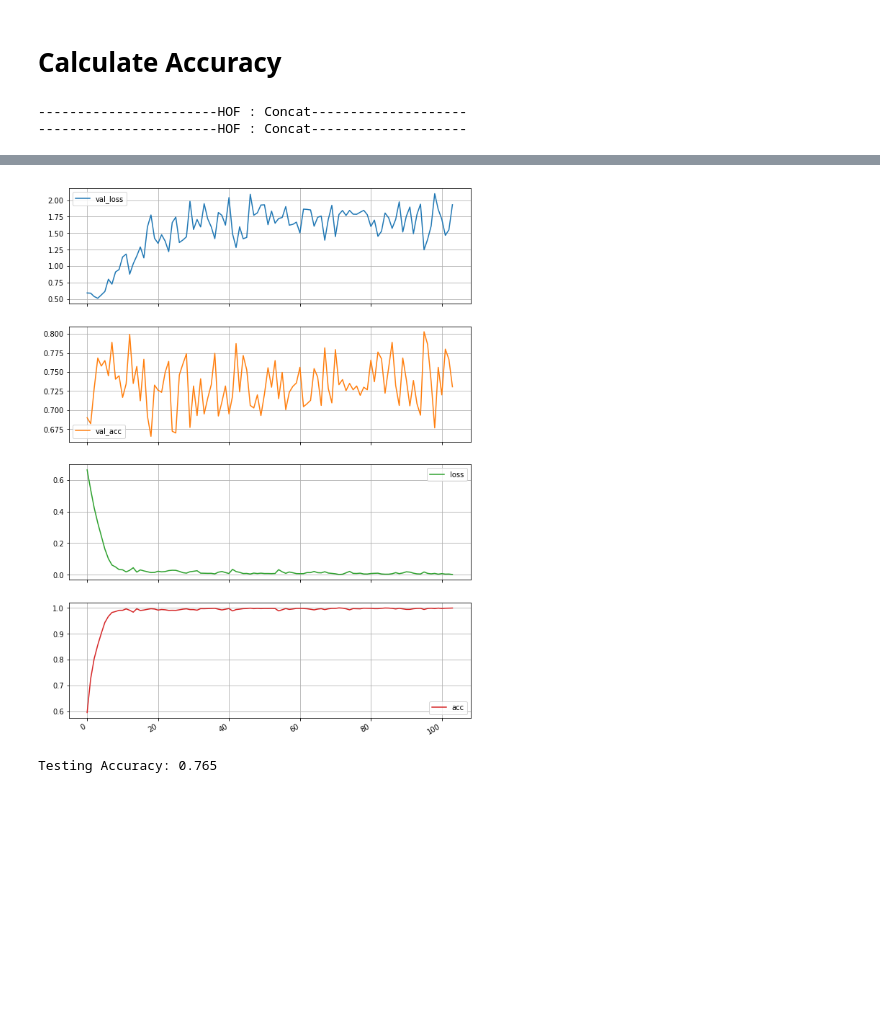
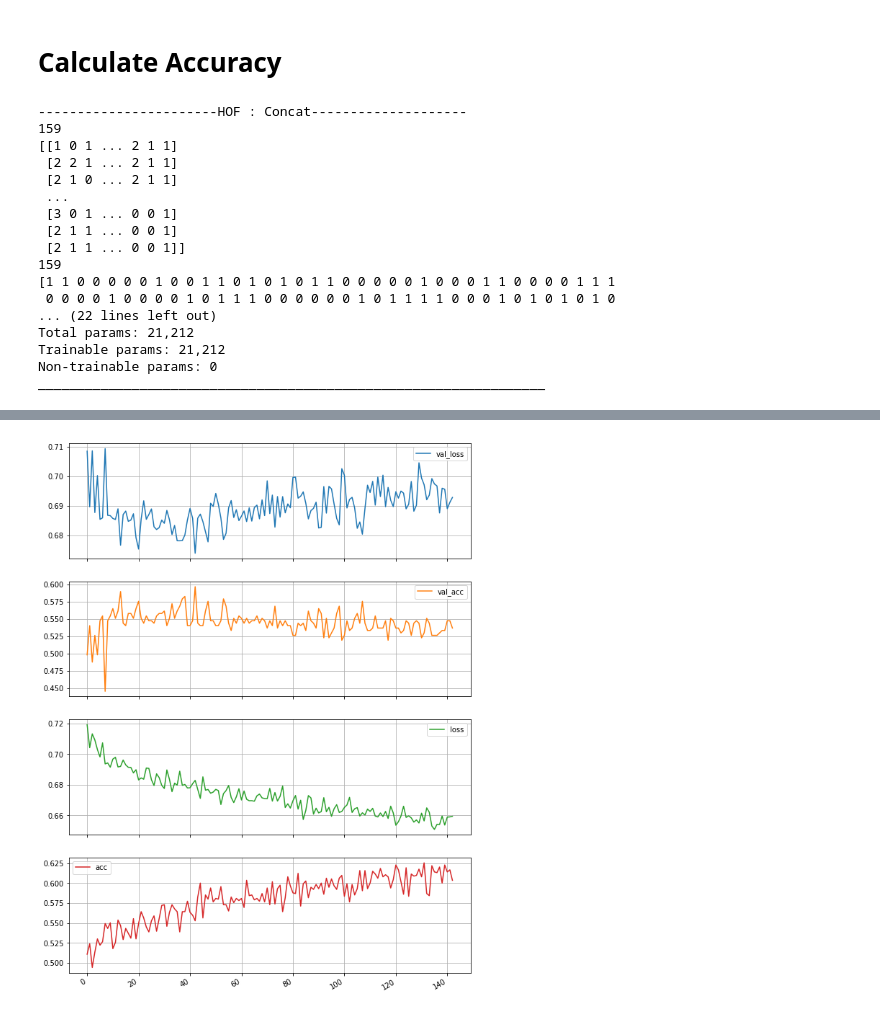
Before and after one commit to AtrayeeNag/Machine-Learning, a Jupyter notebook: CEDAR/neural-network.ipynb, the cells around one changed output, grey strips where cells are left out. Cells and saved outputs as stored; diff of their text form; code cells hidden in the pictures; blank space fills up the shorter version.

Commit message:
Changes in model for Cedar

```diff
--- a/CEDAR/neural-network.ipynb
+++ b/CEDAR/neural-network.ipynb
@@ -63,23 +73,20 @@ def GenerateValTargetVector(rawData, ValPercent, TrainingCount):
 # %% [markdown]
 # Generate Raw Data
 # %%
+# This method takes in the feature data(df), the same pairs and different pairs to create the
+# feature concat and subtract dataset. For both operations, we select the same number of same
+# and different pair datasets and append the rows and randomize the dataset. We merge the
+# dataframes to concat/subtract the features and remove the columns where the feature
+# values accross the dataset iszero or variance is zero.
 def generate_raw_data(df, df_diff, df_same, feature_operation, dataType):
     if feature_operation == "Concat":
-        if dataType == "GSC":
-            df_same = df_same.sample(n=5000)
-            df_diff = df_diff.sample(n=5000)
-        else:
-            df_diff = df_diff.sample(n=df_same.shape[0])
+        df_diff = df_diff.sample(n=df_same.shape[0])
         df_final = pd.concat([df_same, df_diff]).sample(frac=1).reset_index(drop=True)
         df_final = create_pair_data_concat(df, df_final)
         df_target = df_final['target']
         df_final.drop(['img_id_A','img_id_B','target' ], axis=1, inplace=True)
     if feature_operation == "Subtract":
-        if dataType == "GSC":
-            df_same = df_same.sample(n=5000)
-            df_diff = df_diff.sample(n=5000)
-        else:
-            df_diff = df_diff.sample(n=df_same.shape[0])
+        df_diff = df_diff.sample(n=df_same.shape[0])
         df_final = pd.concat([df_same, df_diff]).sample(frac=1).reset_index(drop=True)
         df_final, df_target = create_pair_data_subtract(df, df_final)
     uniques = df_final.apply(lambda x: x.nunique())
@@ -91,17 +98,18 @@ def generate_raw_data(df, df_diff, df_same, feature_operation, dataType):
 from keras.models import Sequential
 from keras.layers import Dense, Activation, Dropout
 from keras.callbacks import EarlyStopping, TensorBoard
-from keras.optimizers import RMSprop
+from keras.optimizers import RMSprop, SGD
 
 import numpy as np
 
 #input_size = 18
-drop_out = 0.04
+drop_out = 0.1
 first_dense_layer_nodes  = 150
 second_dense_layer_nodes = 120
 final_layer_nodes = 2
 
-def get_model(input_size):
+# We define a model
+def get_model(input_size, dataType):
     model = Sequential()
 
     model.add(Dense(first_dense_layer_nodes, input_dim=input_size))
@@ -116,11 +124,13 @@ def get_model(input_size):
     model.add(Dense(final_layer_nodes))
     model.add(Activation('softmax'))
     model.summary()
-#     opt = RMSprop(lr=0.01)
-#     model.compile(loss = "_crossentropy", optimizer = opt, metrics=['accuracy'])
-    model.compile(optimizer='adam',
-                  loss='categorical_crossentropy',
-                  metrics=['accuracy'])
+    if dataType == "HOF":
+        opt = SGD(lr=0.01)
+        model.compile(loss = "categorical_crossentropy", optimizer = opt, metrics=['accuracy'])
+    else:
+        model.compile(optimizer='RMSprop',
+                      loss='categorical_crossentropy',
+                      metrics=['accuracy'])
 
     return model
 # %% [markdown]
@@ -174,9 +184,24 @@ df_final, df_target = generate_raw_data(df_hof, df_diff_hof, df_same_hof, "Conca
 processedData_testing, processedData_training = GenerateTestingData(df_final.as_matrix())
 processedLabel_testing, processedLabel_training = GenerateTestingData(df_target.as_matrix())
 processedLabel_training = np_utils.to_categorical(processedLabel_training,2)
-model = get_model(df_final.shape[1])
+model = get_model(df_final.shape[1], "HOF")
 train_model(model, processedData_training, processedLabel_training)
 test_accuracy(model, processedData_testing)
 # %% [output]
 -----------------------HOF : Concat--------------------
------------------------HOF : Concat--------------------
+159
+[[1 0 1 ... 2 1 1]
+ [2 2 1 ... 2 1 1]
+ [2 1 0 ... 2 1 1]
+ ...
+ [3 0 1 ... 0 0 1]
+ [2 1 1 ... 0 0 1]
+ [2 1 1 ... 0 0 1]]
+159
+[1 1 0 0 0 0 0 1 0 0 1 1 0 1 0 1 0 1 1 0 0 0 0 0 1 0 0 0 1 1 0 0 0 0 1 1 1
+ 0 0 0 0 1 0 0 0 0 1 0 1 1 1 0 0 0 0 0 0 1 0 1 1 1 1 0 0 0 1 0 1 0 1 0 1 0
+... (22 lines left out)
+Total params: 21,212
+Trainable params: 21,212
+Non-trainable params: 0
+_________________________________________________________________
@@ -200 +225 @@ Epoch 00104: early stopping
-[figure, old version]
+[figure, new version]
@@ -201,11 +244,9 @@ Epoch 00104: early stopping
 # %%
-print("-----------------------HOF : Subtract--------------------")
-df_final, df_target = generate_raw_data(df_gsc, df_diff_gsc, df_same_gsc, "Subtract", "HOF")
+print("-----------------------GSC : Subtract--------------------")
+df_final, df_target = generate_raw_data(df_gsc, df_diff_gsc, df_same_gsc, "Subtract", "GSC")
 processedData_testing, processedData_training = GenerateTestingData(df_final.as_matrix())
 processedLabel_testing, processedLabel_training = GenerateTestingData(df_target.as_matrix())
 processedLabel_training = np_utils.to_categorical(processedLabel_training,2)
-model = get_model(df_final.shape[1])
+model = get_model(df_final.shape[1], "GSC")
 train_model(model, processedData_training, processedLabel_training)
 test_accuracy(model, processedData_testing)
-# %% [output]
-Testing Accuracy: 0.765
```
Also changed, not shown: parts of 9 cells of this notebook.
